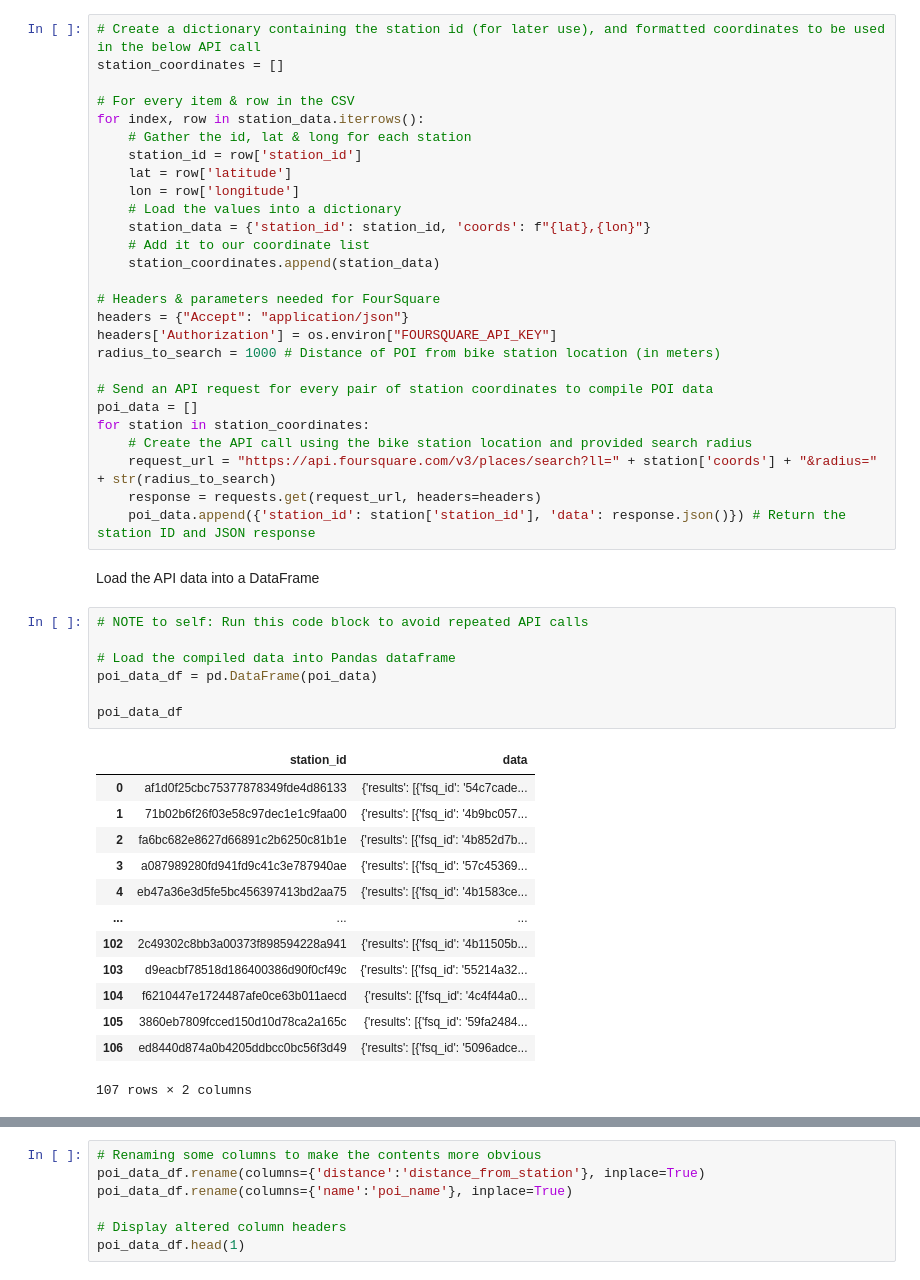
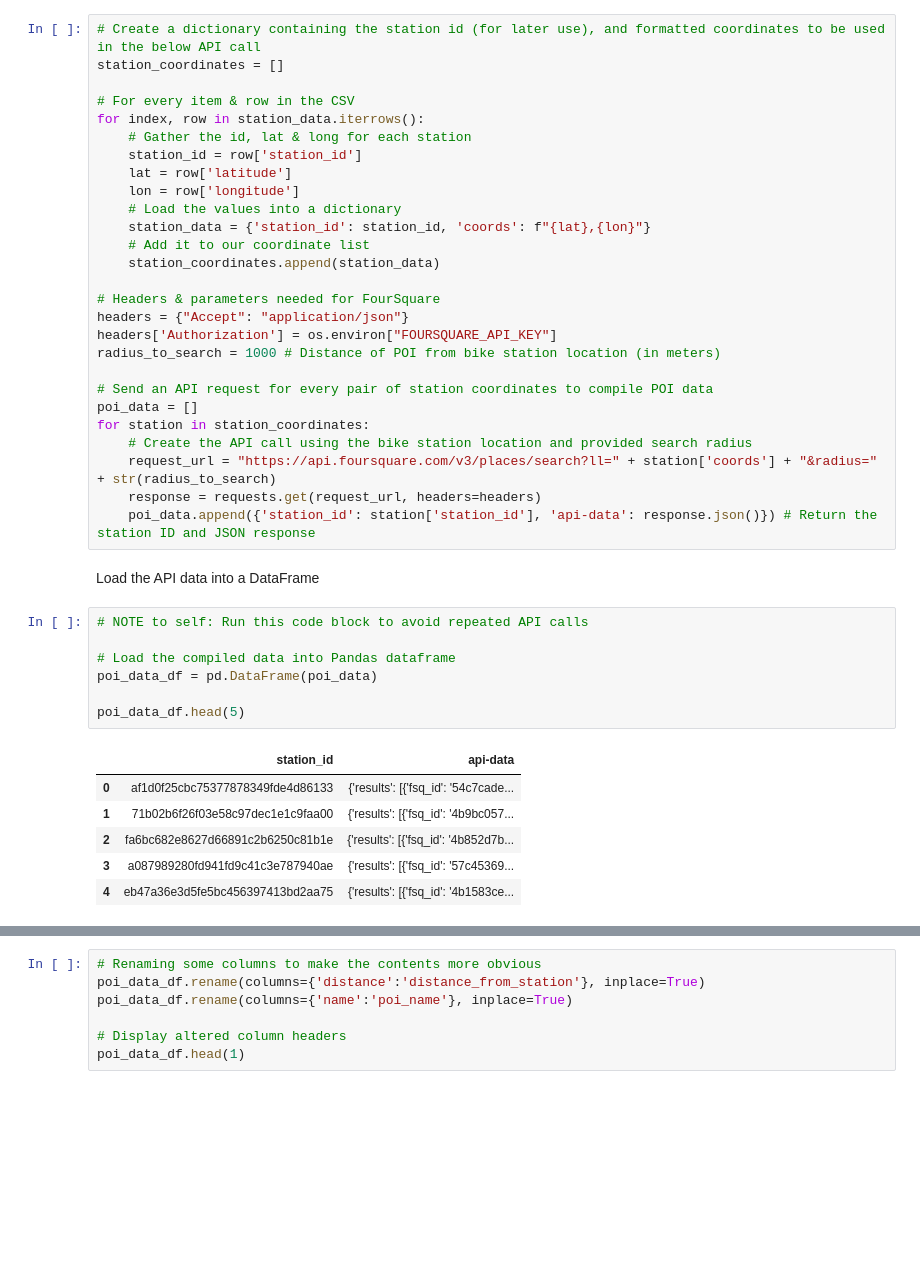
Before and after one commit to mattcorr-lhl/CityBikes-API-Project, a Jupyter notebook: notebooks/yelp_foursquare_EDA.ipynb, the cells around one changed output, grey strips where cells are left out. Cells and saved outputs as stored; diff of their text form; blank space fills up the shorter version.

```diff
--- a/notebooks/yelp_foursquare_EDA.ipynb
+++ b/notebooks/yelp_foursquare_EDA.ipynb
@@ -52,28 +45,21 @@ for station in station_coordinates:
     # Create the API call using the bike station location and provided search radius
     request_url = "https://api.foursquare.com/v3/places/search?ll=" + station['coords'] + "&radius=" + str(radius_to_search)
     response = requests.get(request_url, headers=headers)
-    poi_data.append({'station_id': station['station_id'], 'data': response.json()}) # Return the station ID and JSON response
+    poi_data.append({'station_id': station['station_id'], 'api-data': response.json()}) # Return the station ID and JSON response
 # %% [markdown]
 Load the API data into a DataFrame
 # %%
 # NOTE to self: Run this code block to avoid repeated API calls
 
 # Load the compiled data into Pandas dataframe
 poi_data_df = pd.DataFrame(poi_data)
 
-poi_data_df
+poi_data_df.head(5)
 # %% [output]
-|  | station_id | data |
+|  | station_id | api-data |
 | 0 | af1d0f25cbc75377878349fde4d86133 | {'results': [{'fsq_id': '54c7cade... |
 | 1 | 71b02b6f26f03e58c97dec1e1c9faa00 | {'results': [{'fsq_id': '4b9bc057... |
 | 2 | fa6bc682e8627d66891c2b6250c81b1e | {'results': [{'fsq_id': '4b852d7b... |
 | 3 | a087989280fd941fd9c41c3e787940ae | {'results': [{'fsq_id': '57c45369... |
 | 4 | eb47a36e3d5fe5bc456397413bd2aa75 | {'results': [{'fsq_id': '4b1583ce... |
-| ... | ... | ... |
-| 102 | 2c49302c8bb3a00373f898594228a941 | {'results': [{'fsq_id': '4b11505b... |
-| 103 | d9eacbf78518d186400386d90f0cf49c | {'results': [{'fsq_id': '55214a32... |
-| 104 | f6210447e1724487afe0ce63b011aecd | {'results': [{'fsq_id': '4c4f44a0... |
-| 105 | 3860eb7809fcced150d10d78ca2a165c | {'results': [{'fsq_id': '59fa2484... |
-| 106 | ed8440d874a0b4205ddbcc0bc56f3d49 | {'results': [{'fsq_id': '5096adce... |
-107 rows × 2 columns
 # %%
```
Also changed, not shown: parts of 23 cells of this notebook, 1 other file.
